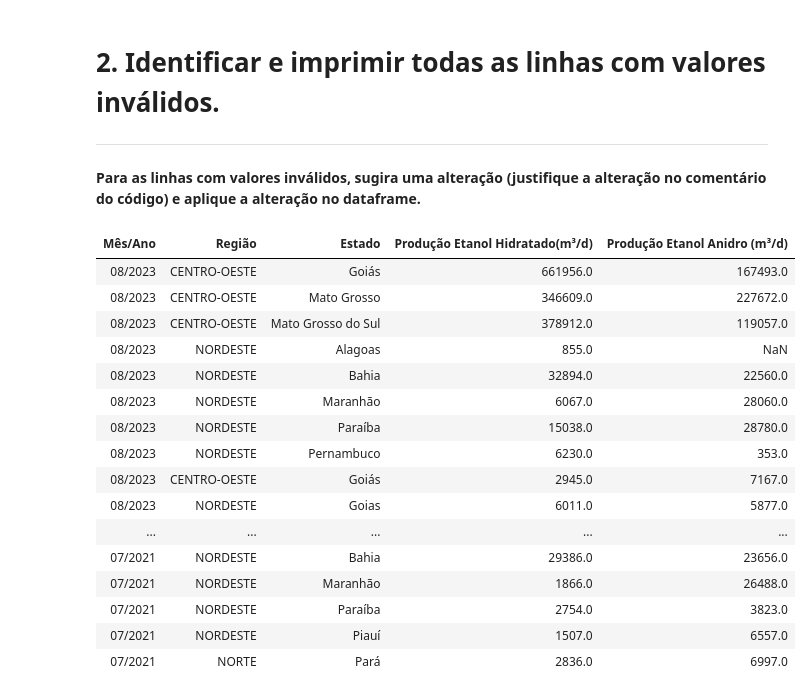
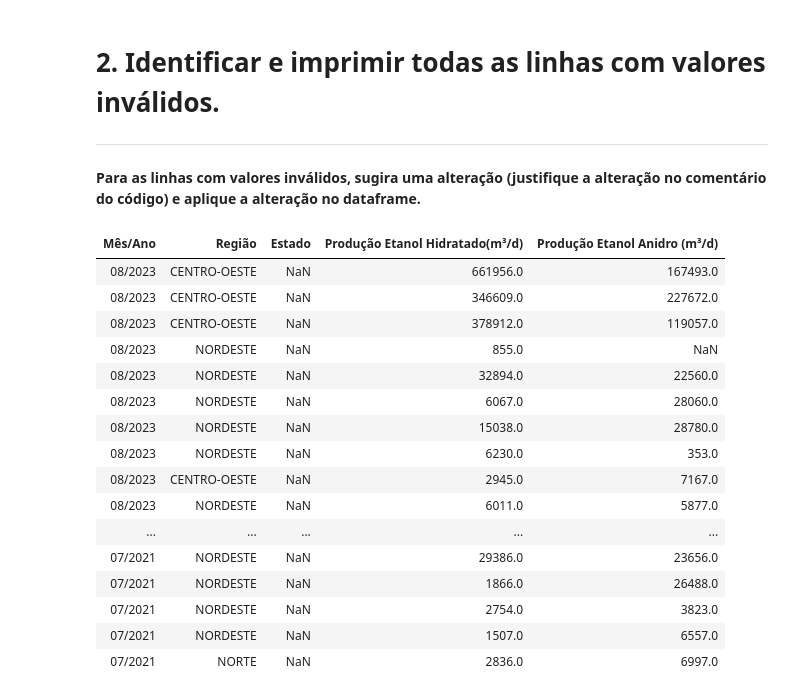
Before and after one commit to arthurt1/Projetos-de-Ci-ncias-de-Dados, a Jupyter notebook: AP2_Arthur_Thomé.ipynb, the cells around one changed output. Cells and saved outputs as stored; diff of their text form; code cells hidden in the pictures.

```diff
--- a/AP2_Arthur_Thomé.ipynb
+++ b/AP2_Arthur_Thomé.ipynb
@@ -76,44 +76,45 @@ Linhas Duplicadas no DataFrame
 # %%
 estado_para_regiao = {
     "Alagoas": "NORDESTE", "Bahia": "NORDESTE", "Ceará": "NORDESTE", "Maranhão": "NORDESTE",
     "Paraíba": "NORDESTE", "Pernambuco": "NORDESTE", "Piauí": "NORDESTE",
     "Rio Grande do Norte": "NORDESTE", "Sergipe": "NORDESTE",
     "Acre": "NORTE", "Amapá": "NORTE", "Amazonas": "NORTE", "Pará": "NORTE",
     "Rondônia": "NORTE", "Roraima": "NORTE", "Tocantins": "NORTE",
     "Goiás": "CENTRO-OESTE", "Mato Grosso": "CENTRO-OESTE", "Mato Grosso do Sul": "CENTRO-OESTE",
     "Distrito Federal": "CENTRO-OESTE",
     "Espírito Santo": "SUDESTE", "Minas Gerais": "SUDESTE", "Rio de Janeiro": "SUDESTE",
     "São Paulo": "SUDESTE",
     "Paraná": "SUL", "Rio Grande do Sul": "SUL", "Santa Catarina": "SUL"
 }
 
 df_producao_combustivel['Mês/Ano']= df_producao_combustivel['Mês/Ano'].str.replace("08/23", "08/2023")
 df_producao_combustivel['Mês/Ano']= df_producao_combustivel['Mês/Ano'].str.replace("08/2023_", "08/2023")
 df_producao_combustivel['Mês/Ano']= df_producao_combustivel['Mês/Ano'].str.replace("08-23", "08/2023")
 df_producao_combustivel['Mês/Ano']= df_producao_combustivel['Mês/Ano'].str.replace("2023-08", "08/2023")
+df_producao_combustivel['Estado']= df_producao_combustivel['Estado'].str.replace( ["Goias","Go"], "Goiás")
 
 
 
 df_producao_combustivel["Região"] = df_producao_combustivel.apply(lambda linha: estado_para_regiao[linha["Estado"]]
                         if linha["Estado"] in estado_para_regiao and estado_para_regiao[linha["Estado"]] != linha["Região"]
                         else linha["Região"], axis=1)
 
 display(HTML(df_producao_combustivel.to_html(index=False, classes="table table-bordered")))
 # %% [output]
 | Mês/Ano | Região | Estado | Produção Etanol Hidratado(m³/d) | Produção Etanol Anidro (m³/d) |
-| 08/2023 | CENTRO-OESTE | Goiás | 661956.0 | 167493.0 |
-| 08/2023 | CENTRO-OESTE | Mato Grosso | 346609.0 | 227672.0 |
-| 08/2023 | CENTRO-OESTE | Mato Grosso do Sul | 378912.0 | 119057.0 |
-| 08/2023 | NORDESTE | Alagoas | 855.0 | NaN |
-| 08/2023 | NORDESTE | Bahia | 32894.0 | 22560.0 |
-| 08/2023 | NORDESTE | Maranhão | 6067.0 | 28060.0 |
-| 08/2023 | NORDESTE | Paraíba | 15038.0 | 28780.0 |
-| 08/2023 | NORDESTE | Pernambuco | 6230.0 | 353.0 |
-| 08/2023 | CENTRO-OESTE | Goiás | 2945.0 | 7167.0 |
-| 08/2023 | NORDESTE | Goias | 6011.0 | 5877.0 |
+| 08/2023 | CENTRO-OESTE | NaN | 661956.0 | 167493.0 |
+| 08/2023 | CENTRO-OESTE | NaN | 346609.0 | 227672.0 |
+| 08/2023 | CENTRO-OESTE | NaN | 378912.0 | 119057.0 |
+| 08/2023 | NORDESTE | NaN | 855.0 | NaN |
+| 08/2023 | NORDESTE | NaN | 32894.0 | 22560.0 |
+| 08/2023 | NORDESTE | NaN | 6067.0 | 28060.0 |
+| 08/2023 | NORDESTE | NaN | 15038.0 | 28780.0 |
+| 08/2023 | NORDESTE | NaN | 6230.0 | 353.0 |
+| 08/2023 | CENTRO-OESTE | NaN | 2945.0 | 7167.0 |
+| 08/2023 | NORDESTE | NaN | 6011.0 | 5877.0 |
 | ... | ... | ... | ... | ... |
-| 07/2021 | NORDESTE | Bahia | 29386.0 | 23656.0 |
-| 07/2021 | NORDESTE | Maranhão | 1866.0 | 26488.0 |
-| 07/2021 | NORDESTE | Paraíba | 2754.0 | 3823.0 |
-| 07/2021 | NORDESTE | Piauí | 1507.0 | 6557.0 |
-| 07/2021 | NORTE | Pará | 2836.0 | 6997.0 |
+| 07/2021 | NORDESTE | NaN | 29386.0 | 23656.0 |
+| 07/2021 | NORDESTE | NaN | 1866.0 | 26488.0 |
+| 07/2021 | NORDESTE | NaN | 2754.0 | 3823.0 |
+| 07/2021 | NORDESTE | NaN | 1507.0 | 6557.0 |
+| 07/2021 | NORTE | NaN | 2836.0 | 6997.0 |
```
